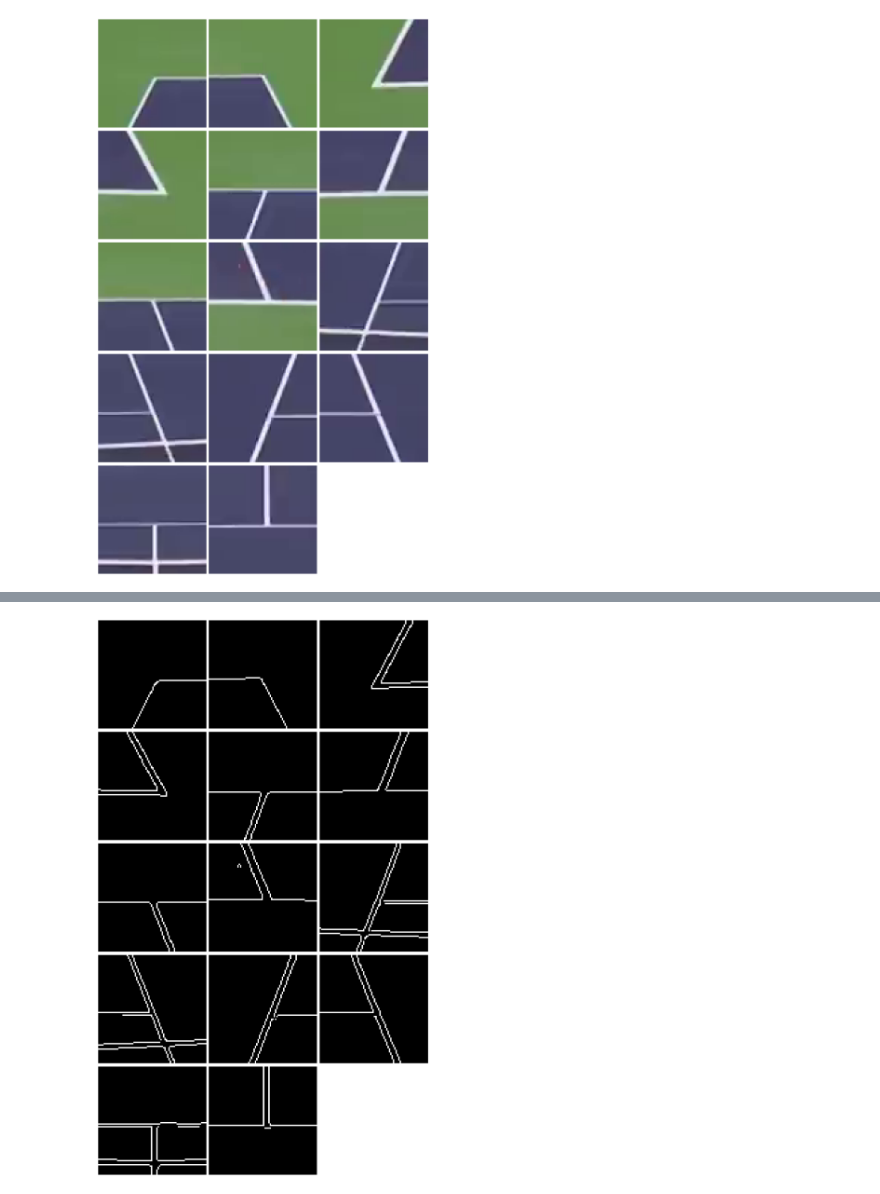
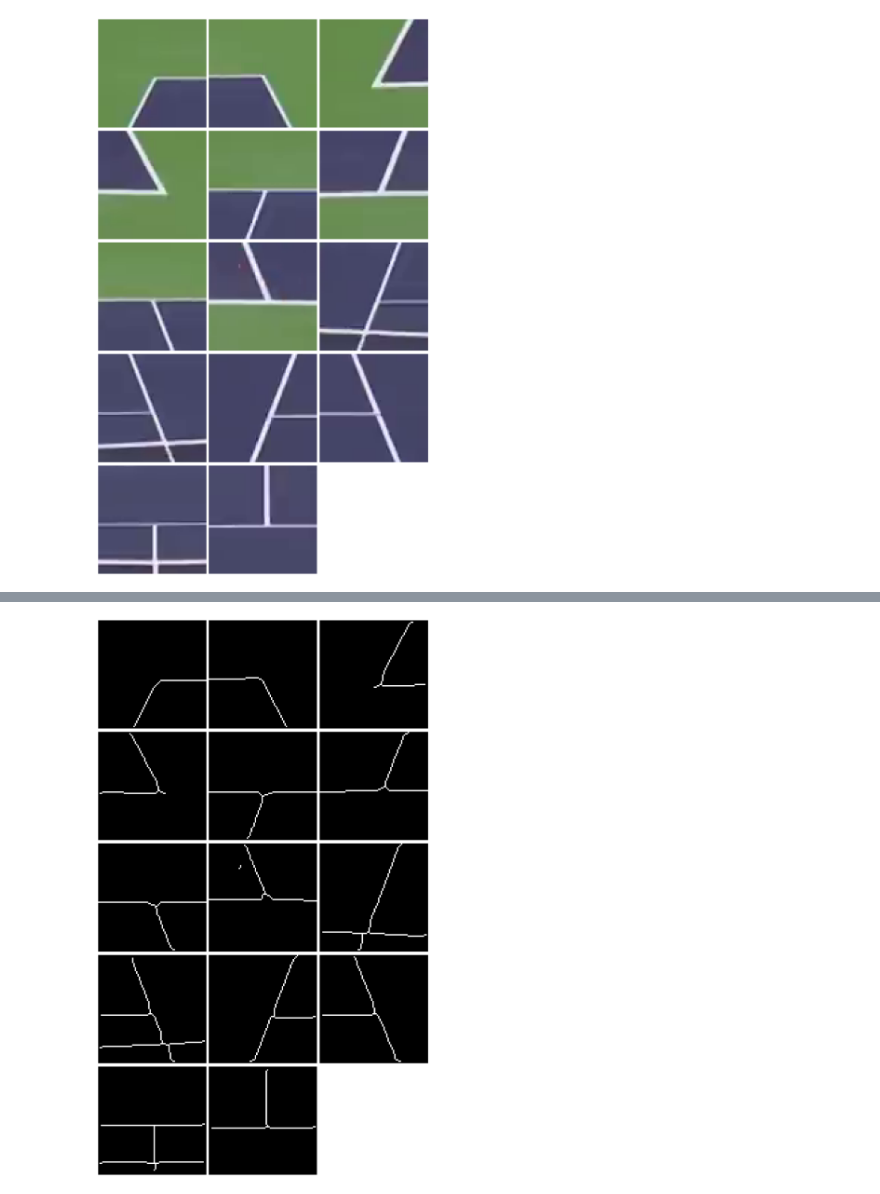
Before and after one commit to MGonza20/ProyectoFinal_VC, a Jupyter notebook: src/kps_postprocessing.ipynb, the cells around one changed output, grey strips where cells are left out. Saved outputs shown, nothing was run; the diff lists cells and outputs as text; code cells hidden in the pictures.

```diff
--- a/src/kps_postprocessing.ipynb
+++ b/src/kps_postprocessing.ipynb
@@ -154,0 +190,23 @@ plt.show()
+# %%
+n_keypoints = len(keypoints)
+n_cols = 3
+n_rows = (n_keypoints + n_cols - 1) // n_cols
+
+erosion_list = []
+fig, axs = plt.subplots(n_rows, n_cols, figsize=(15, 5 * n_rows))
+for i, edge in enumerate(edges):
+
+    dilation = cv2.dilate(edges[i], np.ones((6,6), np.uint8), iterations=1)
+    erosion = cv2.erode(dilation, np.ones((5,5), np.uint8), iterations=1)
+    erosion_list.append(erosion)
+
+    row, col = divmod(i, n_cols)
+    axs[row, col].imshow(erosion, cmap='gray')
+    axs[row, col].axis('off')
+
+for j in range(i + 1, n_rows * n_cols):
+    row, col = divmod(j, n_cols)
+    axs[row, col].axis('off')
+
+plt.tight_layout()
+plt.show()
@@ -155,28 +215,27 @@ plt.show()
 # %%
 n_keypoints = len(keypoints)
 n_cols = 3
 n_rows = (n_keypoints + n_cols - 1) // n_cols
 
-edges = []
+skeletons = []
 fig, axs = plt.subplots(n_rows, n_cols, figsize=(15, 5 * n_rows))
-for i, binarized in enumerate(binarized_images):
+for i, erosion_el in enumerate(erosion_list):
 
-    # Edge detection
-    canny_edges = cv2.Canny(binarized, 0, 1, apertureSize=3)
-    edges.append(canny_edges)
+    skeletonized = (skeletonize(erosion_el/255)*255).astype(np.uint8)
+    skeletons.append(skeletonized)
 
     row, col = divmod(i, n_cols)
-    axs[row, col].imshow(canny_edges, cmap='gray')
+    axs[row, col].imshow(skeletonized, cmap='gray')
     axs[row, col].axis('off')
 
 for j in range(i + 1, n_rows * n_cols):
     row, col = divmod(j, n_cols)
     axs[row, col].axis('off')
 
 plt.tight_layout()
 plt.show()
 # %% [output]
-[figure, old version]
+[figure, new version]
 # %%
 n_keypoints = len(keypoints)
 n_cols = 3
```
Also changed, not shown: parts of 5 cells of this notebook.
